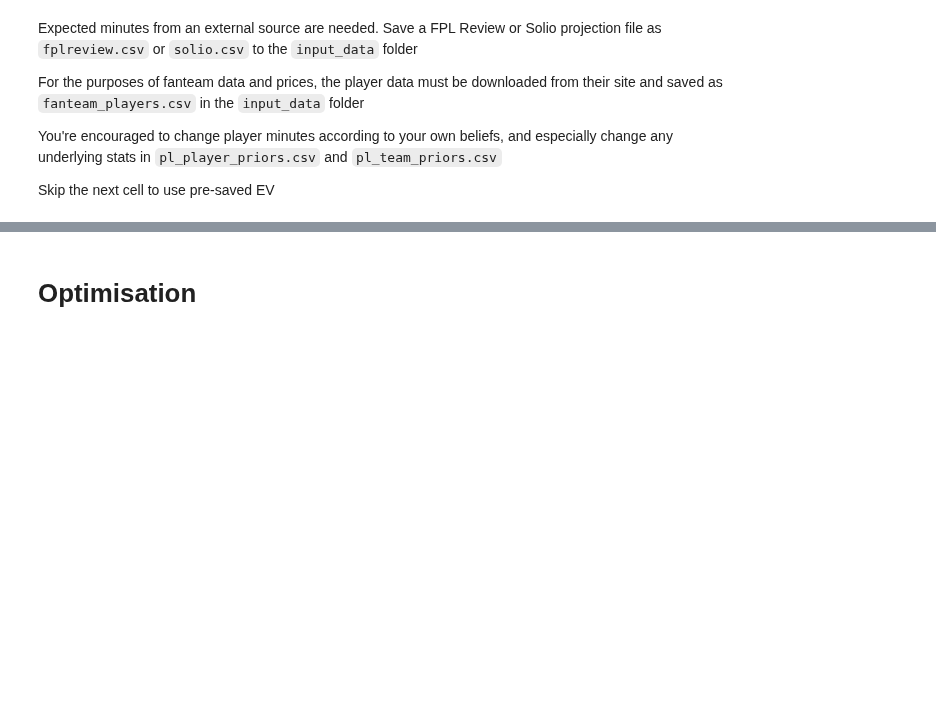
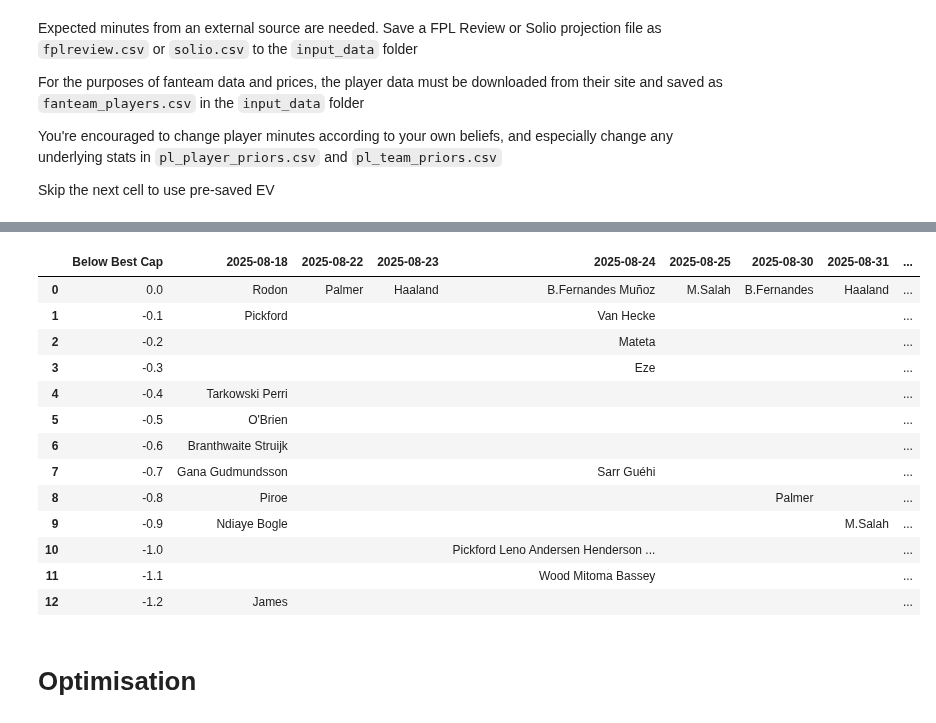
Before and after one commit to SamTroy/multi_ff_opt, a Jupyter notebook: run/run.ipynb, the cells around one changed output, grey strips where cells are left out. Cells and saved outputs as stored; diff of their text form; code cells hidden in the pictures; blank space fills up the shorter version.

```diff
--- a/run/run.ipynb
+++ b/run/run.ipynb
@@ -1338,5 +1426,20 @@ red_line_viz(format='fpl', pos_group='f')
 # %%
-make_cap_matrix(format='cff', max_ev_diff=1)
+make_cap_matrix(format='cff', max_ev_diff=1.2)
+# %% [output]
+|  | Below Best Cap | 2025-08-18 | 2025-08-22 | 2025-08-23 | 2025-08-24 | 2025-08-25 | 2025-08-30 | 2025-08-31 | ... |
+| 0 | 0.0 | Rodon | Palmer | Haaland | B.Fernandes Muñoz | M.Salah | B.Fernandes | Haaland | ... |
+| 1 | -0.1 | Pickford |  |  | Van Hecke |  |  |  | ... |
+| 2 | -0.2 |  |  |  | Mateta |  |  |  | ... |
+| 3 | -0.3 |  |  |  | Eze |  |  |  | ... |
+| 4 | -0.4 | Tarkowski Perri |  |  |  |  |  |  | ... |
+| 5 | -0.5 | O'Brien |  |  |  |  |  |  | ... |
+| 6 | -0.6 | Branthwaite Struijk |  |  |  |  |  |  | ... |
+| 7 | -0.7 | Gana Gudmundsson |  |  | Sarr Guéhi |  |  |  | ... |
+| 8 | -0.8 | Piroe |  |  |  |  | Palmer |  | ... |
+| 9 | -0.9 | Ndiaye Bogle |  |  |  |  |  | M.Salah | ... |
+| 10 | -1.0 |  |  |  | Pickford Leno Andersen Henderson ... |  |  |  | ... |
+| 11 | -1.1 |  |  |  | Wood Mitoma Bassey |  |  |  | ... |
+| 12 | -1.2 | James |  |  |  |  |  |  | ... |
 # %% [markdown]
 # Optimisation
 # %%
```
Also changed, not shown: parts of 15 cells of this notebook, 13 other files.
